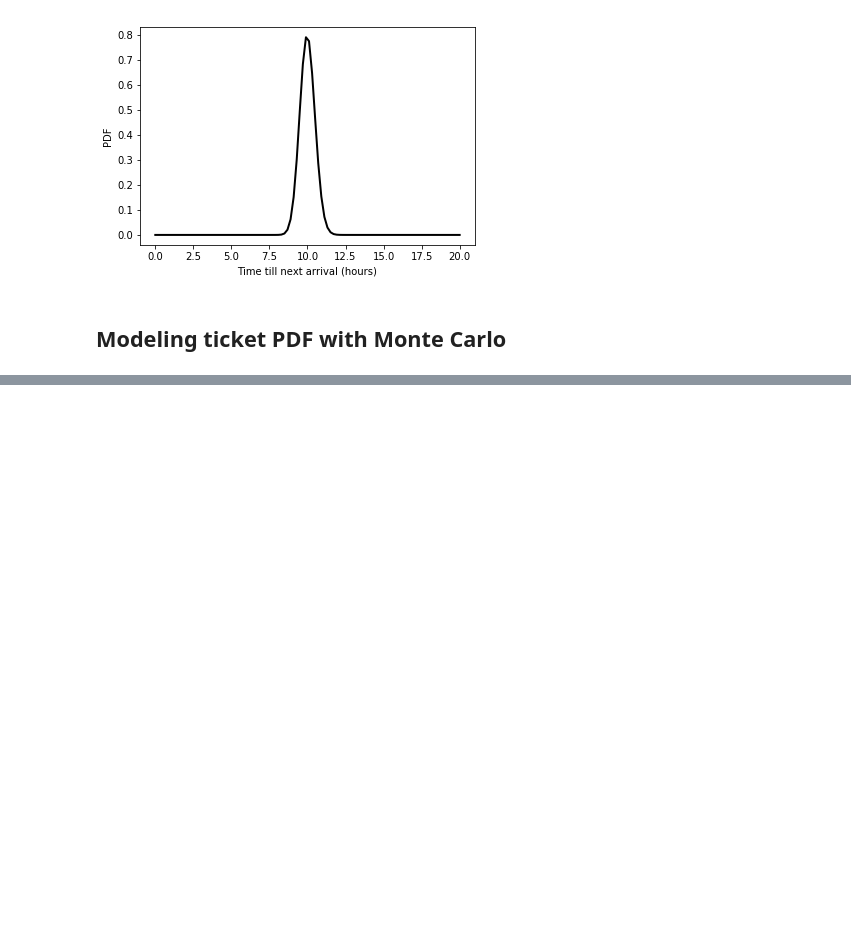
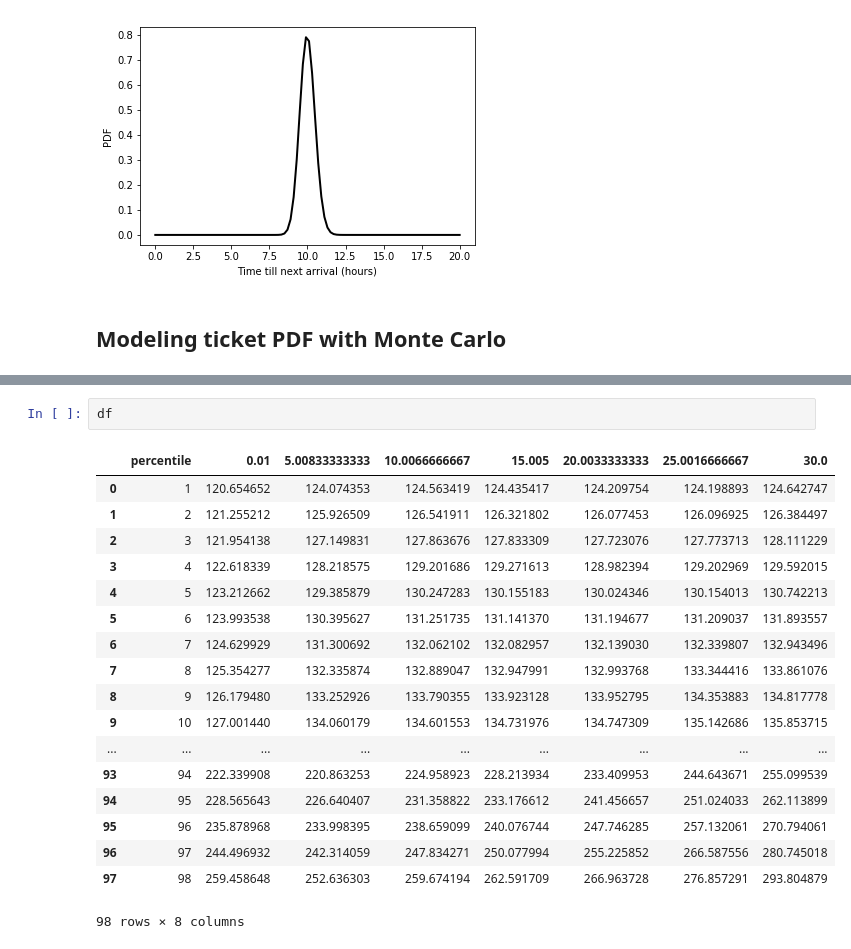
Before and after one commit to adeich/little_sci_comp_projects, a Jupyter notebook: Modeling getting a parking ticket.ipynb, the cells around one changed output, grey strips where cells are left out. Saved outputs shown, nothing was run; the diff lists cells and outputs as text; blank space fills up the shorter version.

```diff
--- a/Modeling getting a parking ticket.ipynb
+++ b/Modeling getting a parking ticket.ipynb
@@ -213,0 +244,21 @@ compute_percentiles(data)
+# %%
+df
+# %% [output]
+|  | percentile | 0.01 | 5.00833333333 | 10.0066666667 | 15.005 | 20.0033333333 | 25.0016666667 | 30.0 |
+| 0 | 1 | 120.654652 | 124.074353 | 124.563419 | 124.435417 | 124.209754 | 124.198893 | 124.642747 |
+| 1 | 2 | 121.255212 | 125.926509 | 126.541911 | 126.321802 | 126.077453 | 126.096925 | 126.384497 |
+| 2 | 3 | 121.954138 | 127.149831 | 127.863676 | 127.833309 | 127.723076 | 127.773713 | 128.111229 |
+| 3 | 4 | 122.618339 | 128.218575 | 129.201686 | 129.271613 | 128.982394 | 129.202969 | 129.592015 |
+| 4 | 5 | 123.212662 | 129.385879 | 130.247283 | 130.155183 | 130.024346 | 130.154013 | 130.742213 |
+| 5 | 6 | 123.993538 | 130.395627 | 131.251735 | 131.141370 | 131.194677 | 131.209037 | 131.893557 |
+| 6 | 7 | 124.629929 | 131.300692 | 132.062102 | 132.082957 | 132.139030 | 132.339807 | 132.943496 |
+| 7 | 8 | 125.354277 | 132.335874 | 132.889047 | 132.947991 | 132.993768 | 133.344416 | 133.861076 |
+| 8 | 9 | 126.179480 | 133.252926 | 133.790355 | 133.923128 | 133.952795 | 134.353883 | 134.817778 |
+| 9 | 10 | 127.001440 | 134.060179 | 134.601553 | 134.731976 | 134.747309 | 135.142686 | 135.853715 |
+| ... | ... | ... | ... | ... | ... | ... | ... | ... |
+| 93 | 94 | 222.339908 | 220.863253 | 224.958923 | 228.213934 | 233.409953 | 244.643671 | 255.099539 |
+| 94 | 95 | 228.565643 | 226.640407 | 231.358822 | 233.176612 | 241.456657 | 251.024033 | 262.113899 |
+| 95 | 96 | 235.878968 | 233.998395 | 238.659099 | 240.076744 | 247.746285 | 257.132061 | 270.794061 |
+| 96 | 97 | 244.496932 | 242.314059 | 247.834271 | 250.077994 | 255.225852 | 266.587556 | 280.745018 |
+| 97 | 98 | 259.458648 | 252.636303 | 259.674194 | 262.591709 | 266.963728 | 276.857291 | 293.804879 |
+98 rows × 8 columns
```
Also changed, not shown: parts of 4 cells of this notebook.
